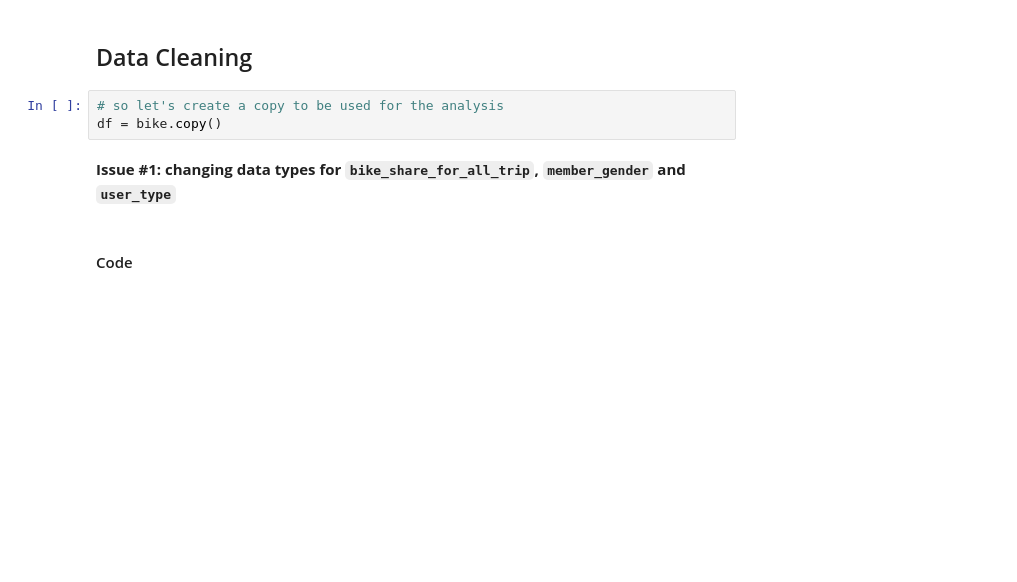
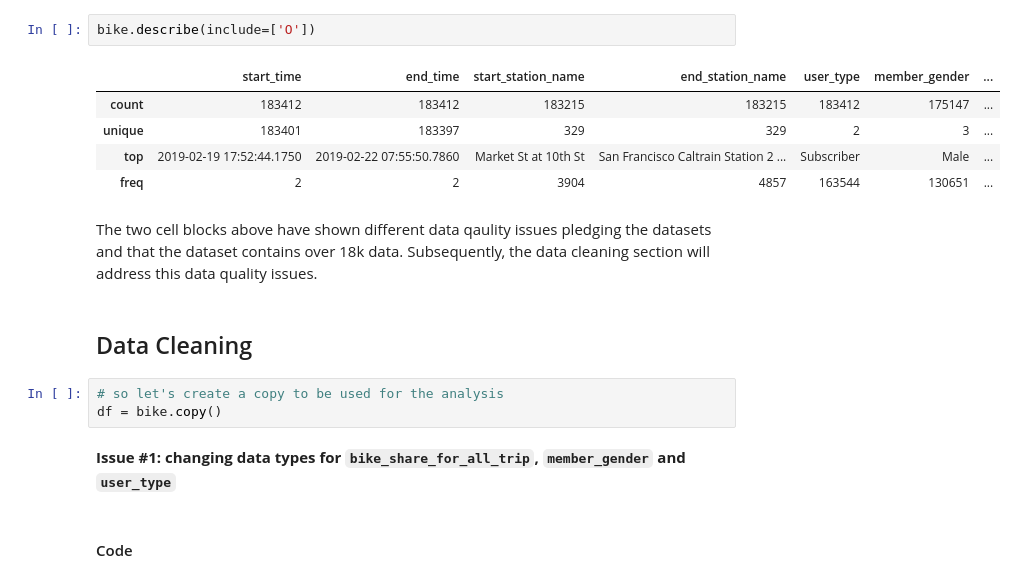
Before and after one commit to I-Sobe/Ford-GoBike-System-Data, a Jupyter notebook: script/Part_I_exploration_template.ipynb, the cells around one changed output. Cells and saved outputs as stored; diff of their text form; blank space fills up the shorter version.

Commit message:
feat: refactored introduction section

```diff
--- a/script/Part_I_exploration_template.ipynb
+++ b/script/Part_I_exploration_template.ipynb
@@ -65,3 +93,13 @@ To start this wrangling, a copy of the dataset will be created.
+# %%
+bike.describe(include=['O'])
+# %% [output]
+|  | start_time | end_time | start_station_name | end_station_name | user_type | member_gender | ... |
+| count | 183412 | 183412 | 183215 | 183215 | 183412 | 175147 | ... |
+| unique | 183401 | 183397 | 329 | 329 | 2 | 3 | ... |
+| top | 2019-02-19 17:52:44.1750 | 2019-02-22 07:55:50.7860 | Market St at 10th St | San Francisco Caltrain Station 2 ... | Subscriber | Male | ... |
+| freq | 2 | 2 | 3904 | 4857 | 163544 | 130651 | ... |
+# %% [markdown]
+The two cell blocks above have shown different data qaulity issues pledging the datasets and that the dataset contains over 18k data. Subsequently, the data cleaning section will address this data quality issues.
 # %% [markdown]
 ## Data Cleaning
 # %%
```
Also changed, not shown: parts of 9 cells of this notebook.
